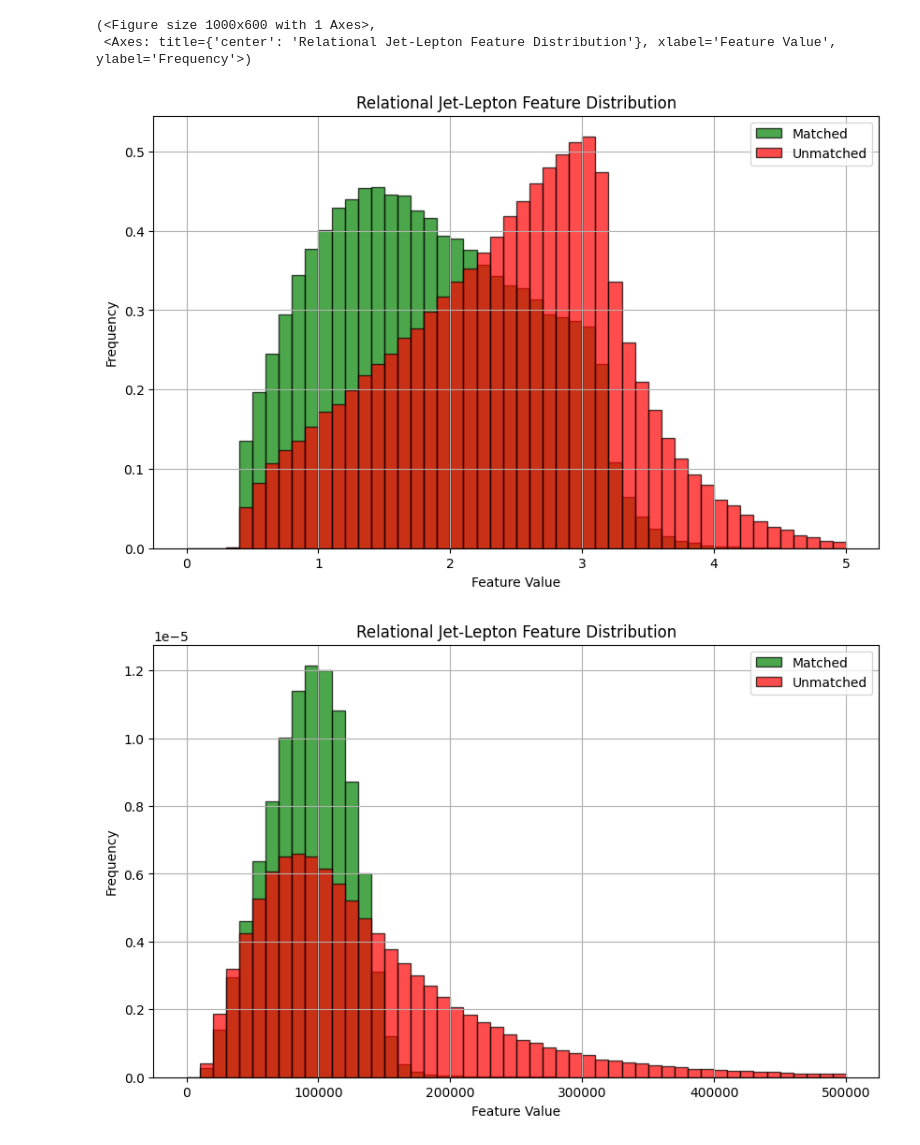
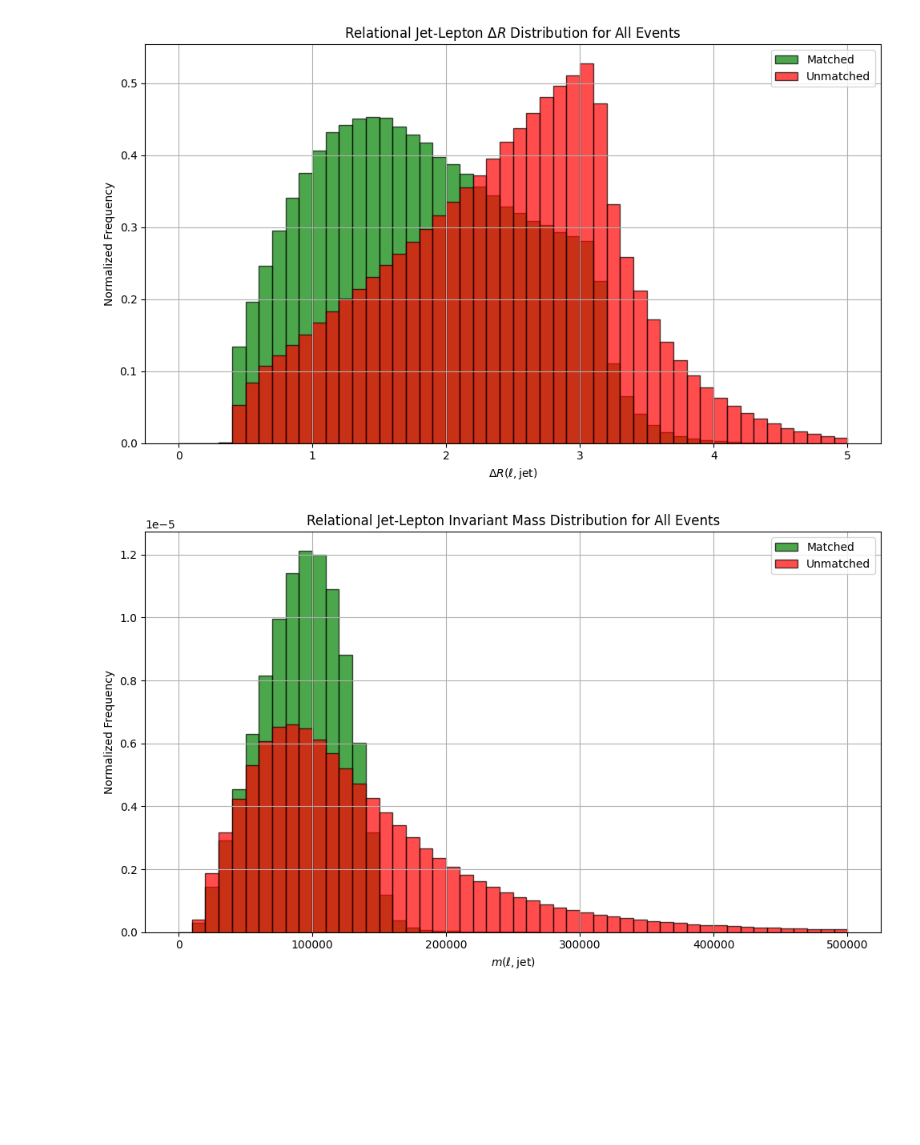
Before and after one commit to simi216/mva-trainer, a Jupyter notebook: notebooks/Feature_plotting.ipynb, the cells around one changed output. Drawn from its saved outputs; the diff is of its cells as text; code cells hidden in the pictures; blank space fills up the shorter version.

Commit message:
added plotting options and submission of preproocessing

```diff
--- a/notebooks/Feature_plotting.ipynb
+++ b/notebooks/Feature_plotting.ipynb
@@ -258,4 +66,5 @@ plt.savefig(f"{PLOTS_DIR}/ttbar_mass_vs_top_mass.png")
 # %%
-from core import DataPlotter
-data_plotter = DataPlotter(DataProcessor, plots_dir=PLOTS_DIR)
-data_plotter.plot_correlation_matrix()
+import core.DataPlotting as DataPlotting
+reload(DataPlotting)
+data_plotter = DataPlotting.DataPlotter(DataProcessor, plots_dir=PLOTS_DIR)
+data_plotter.add_feature(compute_closest_non_matching_jet, name="closest_non_matching")
@@ -262,32 +106,49 @@ data_plotter.plot_correlation_matrix()
 # %%
 def delta_R(jet_features, lepton_features):
     delta_eta = jet_features[1] - lepton_features[1]
     delta_phi = jet_features[2] - lepton_features[2]
     delta_phi = (delta_phi + np.pi) % (2 * np.pi) - np.pi
     return np.sqrt(delta_eta**2 + delta_phi**2)
 
 def invariant_mass(jet_features, lepton_features):
     jet_e = jet_features[3]
     jet_px = jet_features[0] * np.cos(jet_features[2])
     jet_py = jet_features[0] * np.sin(jet_features[2])
     jet_pz = jet_features[0] * np.sinh(jet_features[1])
 
     lep_e = lepton_features[3]
     lep_px = lepton_features[0] * np.cos(lepton_features[2])
     lep_py = lepton_features[0] * np.sin(lepton_features[2])
     lep_pz = lepton_features[0] * np.sinh(lepton_features[1])
 
     total_e = jet_e + lep_e
     total_px = jet_px + lep_px
     total_py = jet_py + lep_py
     total_pz = jet_pz + lep_pz
 
     return np.sqrt(total_e**2 - total_px**2 - total_py**2 - total_pz**2)
 
-data_plotter.plot_relational_jet_lepton_features(delta_R, "Delta_R", bins=50, range=(0, 5))
-data_plotter.plot_relational_jet_lepton_features(invariant_mass, "Invariant_Mass", bins=50, range=(0, 500e3))
+fig, ax = data_plotter.plot_relational_jet_lepton_features(delta_R, r"$\Delta R(\ell, \text{jet})$", bins=50, range=(0, 5))
+ax.set_title("Relational Jet-Lepton $\Delta R$ Distribution for All Events")
+fig.tight_layout()
+fig.savefig(PLOTS_DIR + "relational_jet_lepton_deltaR_distribution.png")
+fig, ax = data_plotter.plot_relational_jet_lepton_features(invariant_mass, r"$m(\ell, \text{jet})$", bins=50, range=(0, 500e3))
+ax.set_title("Relational Jet-Lepton Invariant Mass Distribution for All Events")
+fig.tight_layout()
+fig.savefig(PLOTS_DIR + "relational_jet_lepton_invariant_mass_distribution.png")
+
+
+
+# For m_tt < 390 GeV
+data_plotter.register_data_cut("non_training", "truth_ttbar_mass", lambda x: x < 390e3)
+fig, ax = data_plotter.plot_relational_jet_lepton_features(delta_R, r"$\Delta R(\ell, \text{jet})$", bins=50, range=(0, 5))
+ax.set_title(r"Relational Jet-Lepton $\Delta R$ Distribution for $m_{tt} < 390$ GeV")
+fig.tight_layout()
+fig.savefig(PLOTS_DIR + "relational_jet_lepton_deltaR_distribution_m_tt_390GeV.png")
+fig, ax = data_plotter.plot_relational_jet_lepton_features(invariant_mass, r"$m(\ell, \text{jet})$", bins=50, range=(0, 500e3))
+ax.set_title(r"Relational Jet-Lepton Invariant Mass Distribution for $m_{tt} < 390$ GeV")
+fig.tight_layout()
+fig.savefig(PLOTS_DIR + "relational_jet_lepton_invariant_mass_distribution_m_tt_390GeV.png")
 # %% [output]
-(<Figure size 1000x600 with 1 Axes>,
- <Axes: title={'center': 'Relational Jet-Lepton Feature Distribution'}, xlabel='Feature Value', ylabel='Frequency'>)
-[figure, old version]
+[figure, new version]
-[figure, old version]
+[figure, new version]
```
Also changed, not shown: parts of 11 cells of this notebook, 6 other files.
